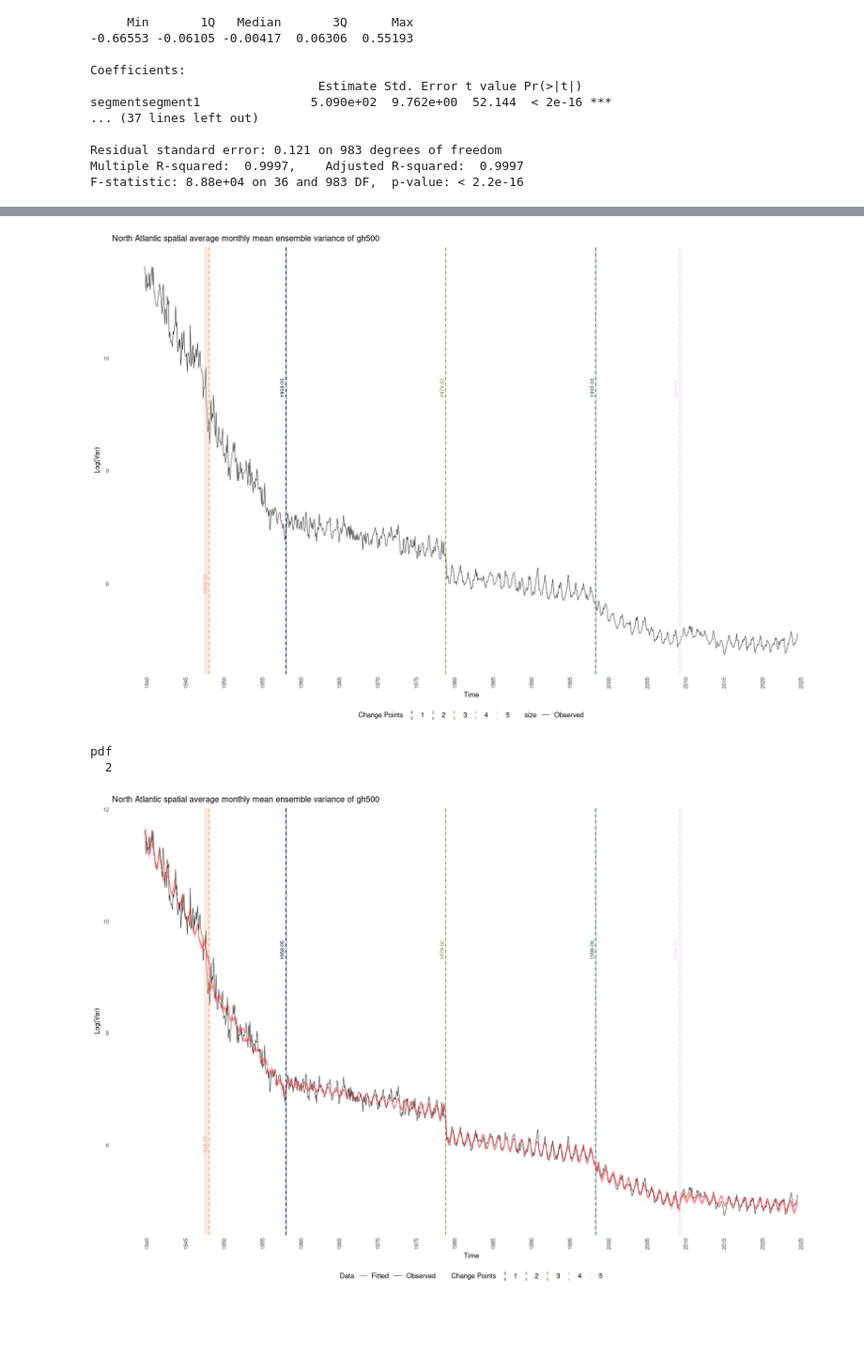
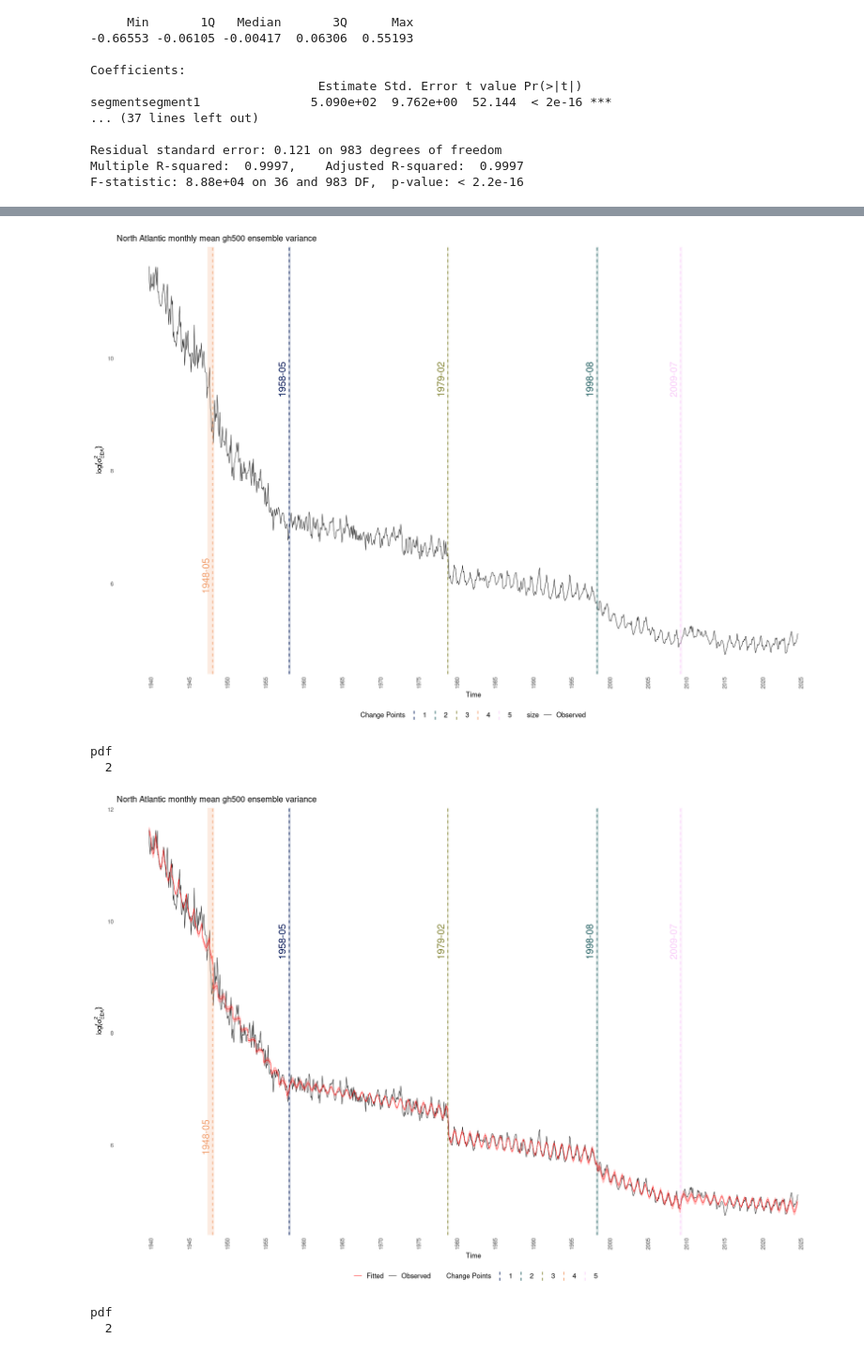
Before and after one commit to hschoeller/wp22a, a Jupyter notebook: notebooks/ChangePoints.ipynb, the cells around one changed output, grey strips where cells are left out. Shown at 94% size. Saved outputs shown, nothing was run; the diff lists cells and outputs as text; code cells hidden in the pictures; blank space fills up the shorter version.

```diff
--- a/notebooks/ChangePoints.ipynb
+++ b/notebooks/ChangePoints.ipynb
@@ -385,8 +385,8 @@ plot_change_points <- function(data,
         geom_line(aes(size = "Observed"), linewidth = .25) +
         labs(
             x = "Time",
-            y = "Log(Var)",
-            title = "North Atlantic spatial average monthly mean ensemble variance of gh500",
+            y = TeX("$\\log(\\sigma^{2}_{EDA})$"),
+            title = "North Atlantic monthly mean gh500 ensemble variance",
             color = "Change Points"
         ) +
         scale_x_date(date_breaks = "5 year", date_labels = "%Y") +
@@ -444,7 +444,7 @@ plot_change_points <- function(data,
                 angle = 90,
                 vjust = -0.5,
                 hjust = 0,
-                size = 2.5,
+                size = 5,
                 show.legend = FALSE
             ) +
             guides(color = guide_legend(
@@ -493,36 +493,42 @@ add_fitted_line_ci <- function(model, data, line_color = "red",
             fill = fill_color, alpha = fill_alpha, inherit.aes = FALSE
         ),
         scale_size_manual(
-            name = "Data",
+            name = "",
             values = c("Observed" = 0.25, "Fitted" = 0.25),
             guide = guide_legend(override.aes = list(color = c(
                 "black",
                 line_color
             )))
         )
     )
 }
 
 
 fitted_layers <- add_fitted_line_ci(lmod_seas_monthly, combined_dataset)
 for (layer in fitted_layers) {
     p <- p + layer
 }
 
 # Optional: Combine the legends for size and linetype into one "Data" legend
 p <- p + guides(
     size = guide_legend(order = 1),
     linetype = guide_legend(order = 2),
     color = guide_legend(order = 3)
 )
 
 p
 
 save_plot(p, "ChangePoints.pdf")
+
+p <- p + THEME_PUB_LARGE
+p
+save_plot(p, "ChangePointsLarge.pdf", width = 8.5, height = 4.5)
 # %% [output]
 Warning message:
 “Using size for a discrete variable is not advised.”
-[figure, old version]
+[figure, new version]
 pdf
   2
-[figure, old version]
+[figure, new version]
+pdf
+  2
```
Also changed, not shown: parts of 1 cell of this notebook, 16 other files.
